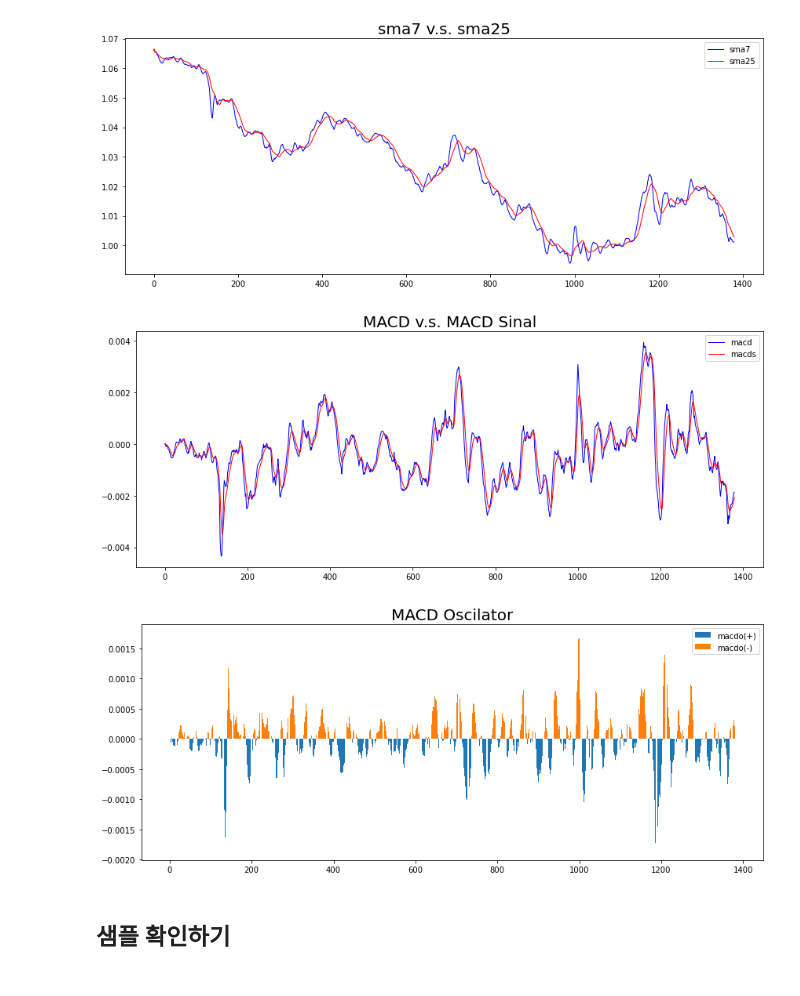
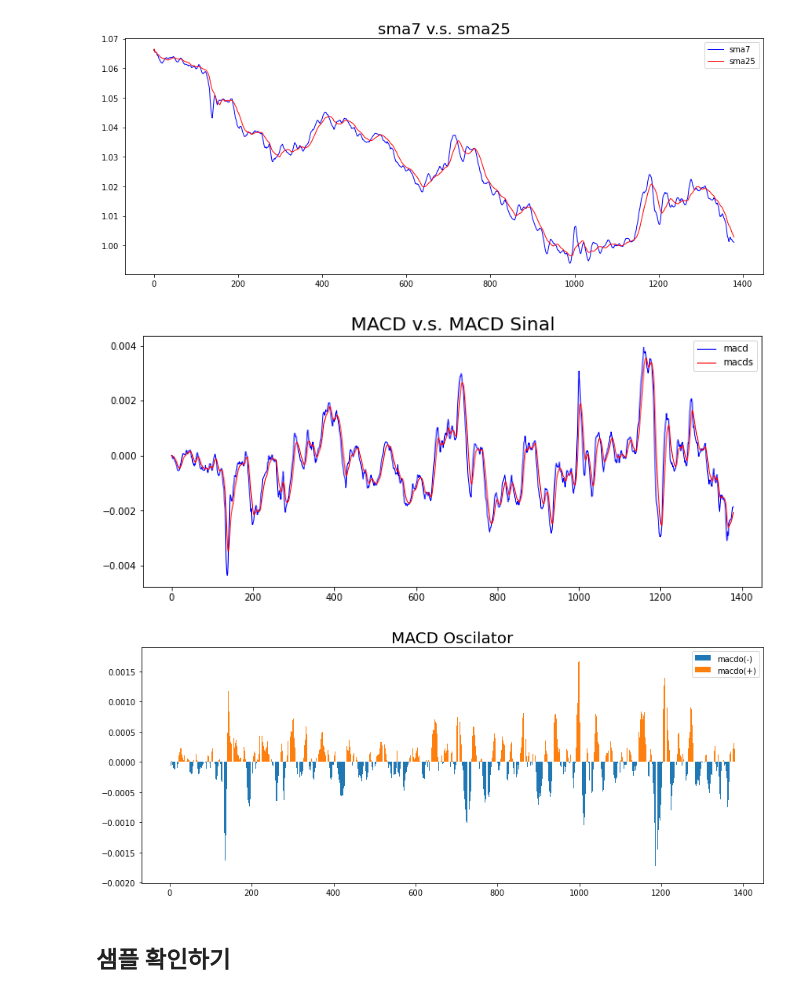
Before and after one commit to ModuWay/baseline, a Jupyter notebook: MACD_fbprophet_baseline.ipynb, the cells around one changed output. Drawn from its saved outputs; the diff is of its cells as text; code cells hidden in the pictures.

Commit message:
add explanation about MACD

```diff
--- a/MACD_fbprophet_baseline.ipynb
+++ b/MACD_fbprophet_baseline.ipynb
@@ -101,10 +114,10 @@ test_x_macd_df.head()
 | 3 | 3 | 0 | 3 | 7 | 1.005044 | 1.005956 | 1.004910 | 1.005795 | 334366.84375 | 125305.117188 | ... |
 | 4 | 4 | 0 | 4 | 7 | 1.005580 | 1.006466 | 1.005285 | 1.005929 | 560916.68750 | 210316.796875 | ... |
 # %%
-train_x_macd_df.reset_index()
-train_x_macd_df = train_x_macd_df[['sample_id', 'time', 'coin_index','open','high', 'low', 'close', 'volume', 'trades', \
+macd_train_x_df.reset_index()
+macd_train_x_df = macd_train_x_df[['sample_id', 'time', 'coin_index','open','high', 'low', 'close', 'volume', 'trades', \
                 'sma7', 'sma25', 'ma_12', 'ma_26', 'macd', 'macds', 'macdo']]
-train_x_macd_df.head()
+macd_train_x_df.head()
 # %% [output]
 |  | sample_id | time | coin_index | open | high | low | close | volume | trades | sma7 | ... |
 | 0 | 0 | 0 | 7 | 1.010004 | 1.010004 | 1.009612 | 1.010004 | 8.382875e+05 | 451.157288 | 1.010004 | ... |
@@ -138,10 +151,6 @@ test_x_macd_df.head()
 | 4 | 0 | 4 | 7 | 1.005580 | 1.006466 | 1.005285 | 1.005929 | 560916.68750 | 303.160370 | 1.005763 | ... |
 # %% [markdown]
 ## 2) numpy arrary로 변환하기
-# %%
-train_x_df = train_x_macd_df
-train_y_df = train_y_macd_df
-test_x_df = test_x_macd_df
 # %%
 def df2d_to_array3d(df_2d):
     # 입력 받은 2차원 데이터 프레임을 3차원 numpy array로 변경하는 함수
@@ -181,9 +204,9 @@ type(index), len(index)
 (list, 1380)
 # %%
 # loc 쓰기 귀찮아서 데이터 프레임으로.. 그냥 .. 때려..넣기? => 나중에 수정
-sample_x_df = pd.DataFrame()
-sample_x_df = train_x_df[['sample_id','sma7', 'sma25','macd','macdo','macds']]
-sample_x_df.head()
+sample_macd_x_df = pd.DataFrame()
+sample_macd_x_df = macd_train_x_df[['sample_id','sma7', 'sma25','macd','macdo','macds']]
+sample_macd_x_df.head()
 # %% [output]
 |  | sample_id | sma7 | sma25 | macd | macdo | macds |
 | 0 | 0 | 1.010004 | 1.010004 | 0.000000 | 0.000000 | 0.000000 |
@@ -218,18 +241,29 @@ fig.tight_layout()
 # %% [output]
 [figure]
 # %%
-macd_lst = sample_x_df['macd'].loc[sample_x_df['sample_id']==idx].tolist()
-macds_lst = sample_x_df['macds'].loc[sample_x_df['sample_id']==idx].tolist()
+macd_lst = sample_macd_x_df['macd'].loc[sample_macd_x_df['sample_id']==idx].tolist()
+macds_lst = sample_macd_x_df['macds'].loc[sample_macd_x_df['sample_id']==idx].tolist()
+macdo_lst = sample_macd_x_df['macdo'].loc[sample_macd_x_df['sample_id']==idx].tolist()
 # %%
 # index chart - MACD and MACDs
 fig, ax = plt.subplots(figsize=(12,5))
 
 ax.set_title('MACD v.s. MACD Sinal', fontsize=20)
 
 ax.plot(index, macd_lst, 'b', lw=1, label='macd')
 ax.plot(index, macds_lst, 'r', lw=1, label='macds')
 ax.legend(loc='best')
 
+# index chart - MACDo
+fig, ax = plt.subplots(figsize=(12,5))
+
+ax.set_title('MACD Oscilator', fontsize=20)
+
+ax.bar(index, [0 if i > 0 else i for i in macdo_lst], lw=1, label='macdo(-)')
+ax.bar(index, [0 if i < 0 else i for i in macdo_lst], lw=1, label='macdo(+)')
+ax.legend(loc='best')
+
 fig.tight_layout()
 # %% [output]
-[figure, old version]
+[figure, new version]
+[figure, added]
@@ -238,15 +270,2 @@ macdo_lst = sample_x_df['macdo'].loc[sample_x_df['sample_id']==idx].tolist()
-# %%
-# index chart - MACDo
-fig, ax = plt.subplots(figsize=(12,5))
-
-ax.set_title('MACD Oscilator', fontsize=20)
-
-ax.bar(index, [0 if i > 0 else i for i in macdo_lst], lw=1, label='macdo(+)')
-ax.bar(index, [0 if i < 0 else i for i in macdo_lst], lw=1, label='macdo(-)')
-ax.legend(loc='best')
-
-fig.tight_layout()
-# %% [output]
-[figure, removed]
 # %% [markdown]
 ## 샘플 확인하기
```
Also changed, not shown: parts of 43 cells of this notebook.
